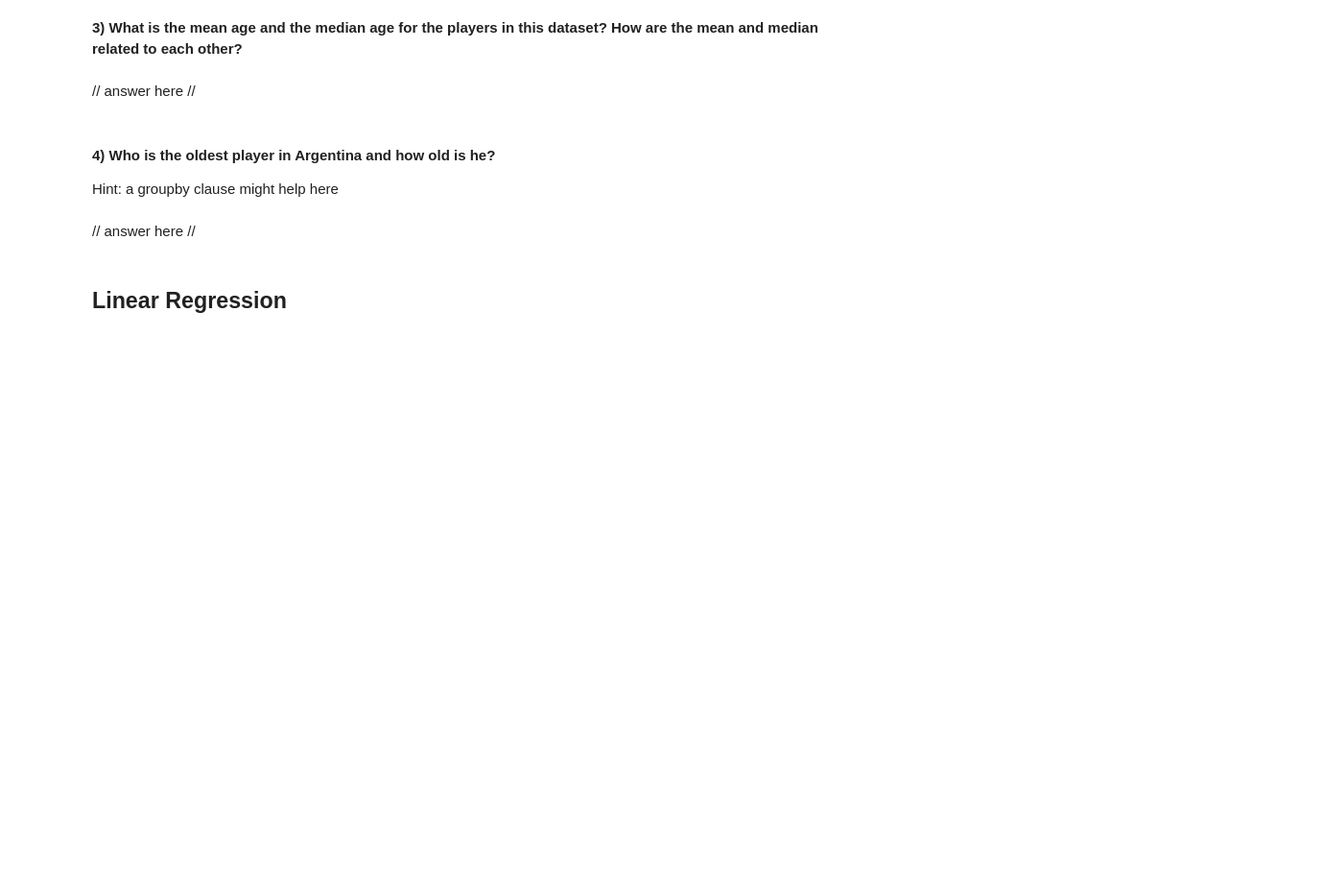
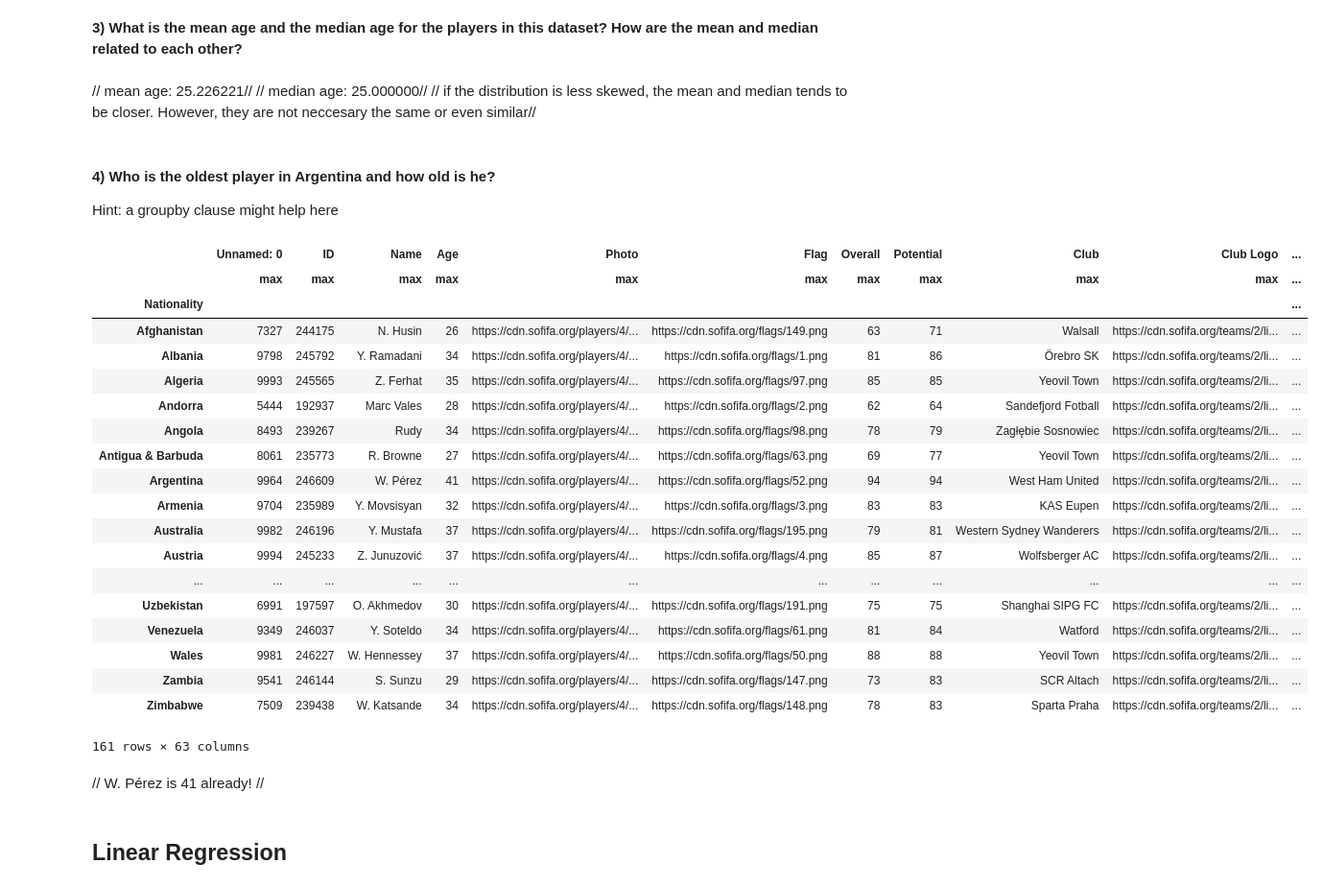
Before and after one commit to learn-co-students/module-1-code-challenge-round-1-seattle-ds-career-051319-dsc-module-1-assessment-1562691756, a Jupyter notebook: index.ipynb, the cells around one changed output. Shown at 96% size. Cells and saved outputs as stored; diff of their text form; code cells hidden in the pictures; blank space fills up the shorter version.

```diff
--- a/index.ipynb
+++ b/index.ipynb
@@ -224,2 +338,3 @@ Create a new column that has the 'release_clause' in dollars.
 # %%
 #code here to convert the column of euros to dollarss
+df['Release Clause in dollar'] = 1.2*df['Release Clause']
@@ -232,14 +380,39 @@ Create a new column that has the 'release_clause' in dollars.
 # %% [markdown]
 <b>3) What is the mean age and the median age for the players in this dataset?  How are the mean and median related to each other?</b>
-# %% [markdown]
-// answer here //
+# %% [markdown]
+// mean age: 25.226221//
+// median age: 25.000000//
+// if the distribution is less skewed, the mean and median tends to be closer. However, they are not neccesary the same or even similar//
 # %% [markdown]
 #### 4) Who is the oldest player in Argentina and how old is he?
 Hint: a groupby clause might help here
 # %%
 # code here
+agg1 = df.groupby(['Nationality']).agg(['max'])
+agg1
+# %% [output]
+|  | Unnamed: 0 | ID | Name | Age | Photo | Flag | Overall | Potential | Club | Club Logo | ... |
+|  | max | max | max | max | max | max | max | max | max | max | ... |
+| Nationality |  |  |  |  |  |  |  |  |  |  | ... |
+| Afghanistan | 7327 | 244175 | N. Husin | 26 | https://cdn.sofifa.org/players/4/... | https://cdn.sofifa.org/flags/149.png | 63 | 71 | Walsall | https://cdn.sofifa.org/teams/2/li... | ... |
+| Albania | 9798 | 245792 | Y. Ramadani | 34 | https://cdn.sofifa.org/players/4/... | https://cdn.sofifa.org/flags/1.png | 81 | 86 | Örebro SK | https://cdn.sofifa.org/teams/2/li... | ... |
+| Algeria | 9993 | 245565 | Z. Ferhat | 35 | https://cdn.sofifa.org/players/4/... | https://cdn.sofifa.org/flags/97.png | 85 | 85 | Yeovil Town | https://cdn.sofifa.org/teams/2/li... | ... |
+| Andorra | 5444 | 192937 | Marc Vales | 28 | https://cdn.sofifa.org/players/4/... | https://cdn.sofifa.org/flags/2.png | 62 | 64 | Sandefjord Fotball | https://cdn.sofifa.org/teams/2/li... | ... |
+| Angola | 8493 | 239267 | Rudy | 34 | https://cdn.sofifa.org/players/4/... | https://cdn.sofifa.org/flags/98.png | 78 | 79 | Zagłębie Sosnowiec | https://cdn.sofifa.org/teams/2/li... | ... |
+| Antigua & Barbuda | 8061 | 235773 | R. Browne | 27 | https://cdn.sofifa.org/players/4/... | https://cdn.sofifa.org/flags/63.png | 69 | 77 | Yeovil Town | https://cdn.sofifa.org/teams/2/li... | ... |
+| Argentina | 9964 | 246609 | W. Pérez | 41 | https://cdn.sofifa.org/players/4/... | https://cdn.sofifa.org/flags/52.png | 94 | 94 | West Ham United | https://cdn.sofifa.org/teams/2/li... | ... |
+| Armenia | 9704 | 235989 | Y. Movsisyan | 32 | https://cdn.sofifa.org/players/4/... | https://cdn.sofifa.org/flags/3.png | 83 | 83 | KAS Eupen | https://cdn.sofifa.org/teams/2/li... | ... |
+| Australia | 9982 | 246196 | Y. Mustafa | 37 | https://cdn.sofifa.org/players/4/... | https://cdn.sofifa.org/flags/195.png | 79 | 81 | Western Sydney Wanderers | https://cdn.sofifa.org/teams/2/li... | ... |
+| Austria | 9994 | 245233 | Z. Junuzović | 37 | https://cdn.sofifa.org/players/4/... | https://cdn.sofifa.org/flags/4.png | 85 | 87 | Wolfsberger AC | https://cdn.sofifa.org/teams/2/li... | ... |
+| ... | ... | ... | ... | ... | ... | ... | ... | ... | ... | ... | ... |
+| Uzbekistan | 6991 | 197597 | O. Akhmedov | 30 | https://cdn.sofifa.org/players/4/... | https://cdn.sofifa.org/flags/191.png | 75 | 75 | Shanghai SIPG FC | https://cdn.sofifa.org/teams/2/li... | ... |
+| Venezuela | 9349 | 246037 | Y. Soteldo | 34 | https://cdn.sofifa.org/players/4/... | https://cdn.sofifa.org/flags/61.png | 81 | 84 | Watford | https://cdn.sofifa.org/teams/2/li... | ... |
+| Wales | 9981 | 246227 | W. Hennessey | 37 | https://cdn.sofifa.org/players/4/... | https://cdn.sofifa.org/flags/50.png | 88 | 88 | Yeovil Town | https://cdn.sofifa.org/teams/2/li... | ... |
+| Zambia | 9541 | 246144 | S. Sunzu | 29 | https://cdn.sofifa.org/players/4/... | https://cdn.sofifa.org/flags/147.png | 73 | 83 | SCR Altach | https://cdn.sofifa.org/teams/2/li... | ... |
+| Zimbabwe | 7509 | 239438 | W. Katsande | 34 | https://cdn.sofifa.org/players/4/... | https://cdn.sofifa.org/flags/148.png | 78 | 83 | Sparta Praha | https://cdn.sofifa.org/teams/2/li... | ... |
+161 rows × 63 columns
-# %% [markdown]
-// answer here //
+# %% [markdown]
+// W. Pérez is 41 already! //
 # %% [markdown]
 ## Linear Regression
 # %% [markdown]
```
Also changed, not shown: parts of 38 cells of this notebook.
